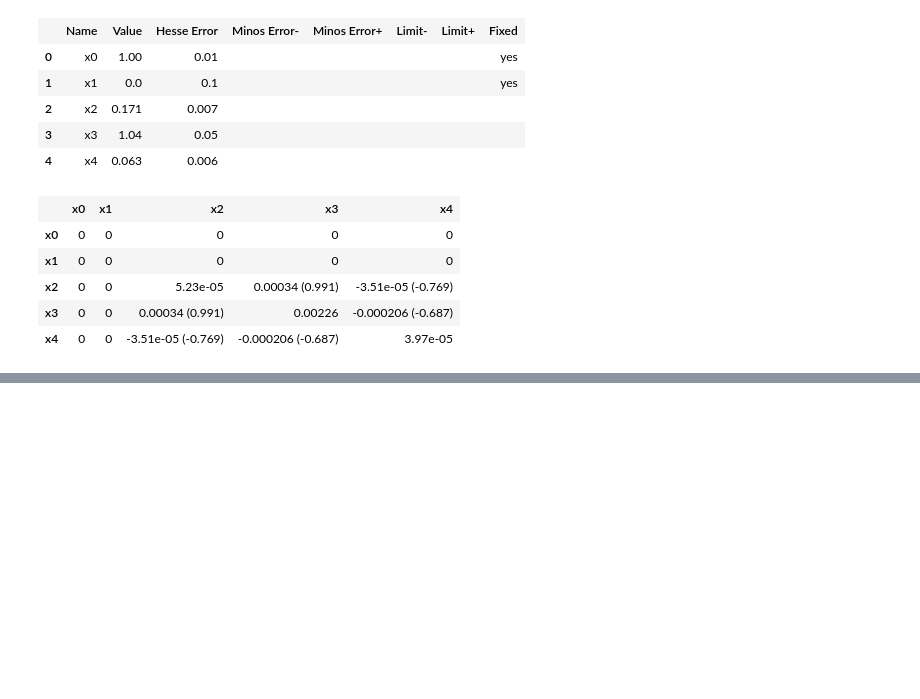
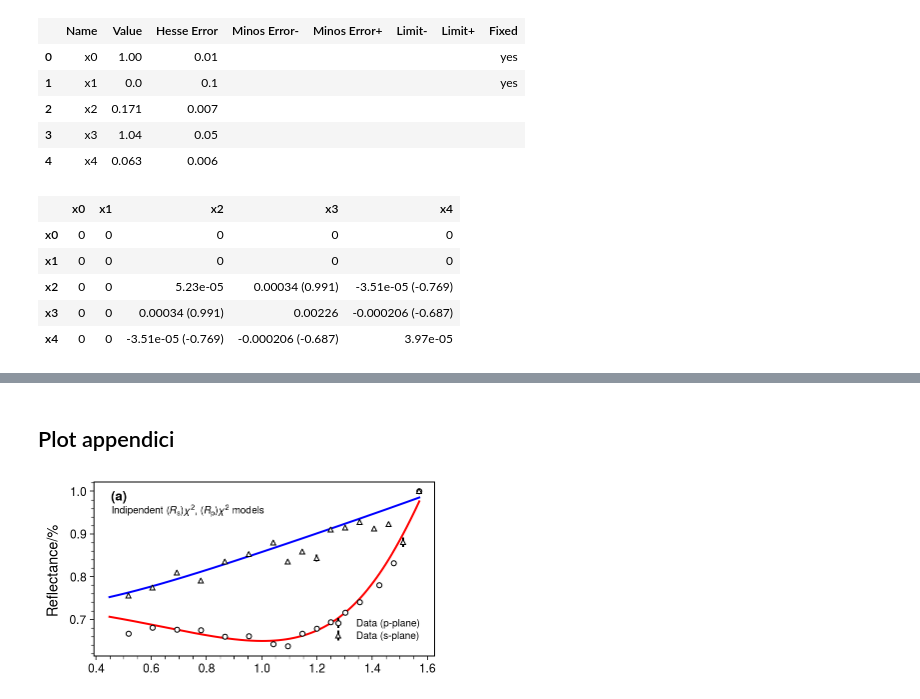
Before and after one commit to mattiasotgia/fresnel_cSi, a Jupyter notebook: analysis/AU_fit_result.ipynb, the cells around one changed output, grey strips where cells are left out. Cells and saved outputs as stored; diff of their text form; code cells hidden in the pictures; blank space fills up the shorter version.

```diff
--- a/analysis/AU_fit_result.ipynb
+++ b/analysis/AU_fit_result.ipynb
@@ -296,0 +380,17 @@ plt.savefig('../figures/Au_results_all.pdf', bbox_inches='tight')
+# %% [markdown]
+## Plot appendici
+# %%
+
+plt.figure(figsize=(6,3))
+
+p_Au.plot(marker='o')
+s_Au.plot(marker='^')
+plt.xlabel('')
+
+CLs_plot(RpC2MM, modelRp, angles, parameters, color='r')
+CLs_plot(RsC2MM, modelRs, angles, parameters, color='b')
+hep.label.exp_text('(a)', 'Indipendent $(R_\mathrm{s})\chi^2$, $(R_\mathrm{p})\chi^2$ models', loc=2)
+plt.legend(loc=4)
+plt.savefig('../figures/Au_Ind_RsChi2_RpChi2.pdf', bbox_inches='tight')
+# %% [output]
+[figure, added]
```
Also changed, not shown: parts of 21 cells of this notebook, 16 other files.
